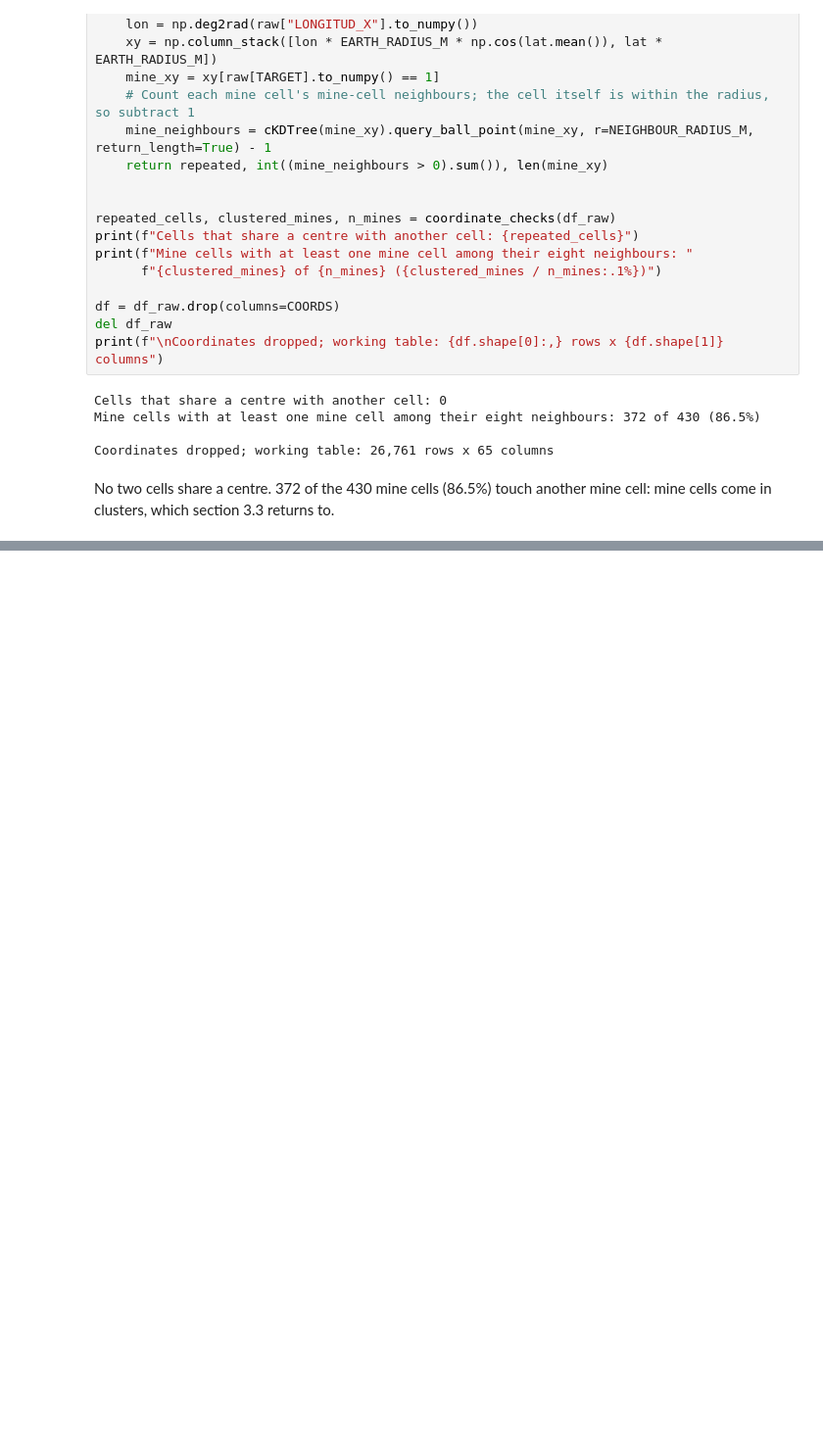
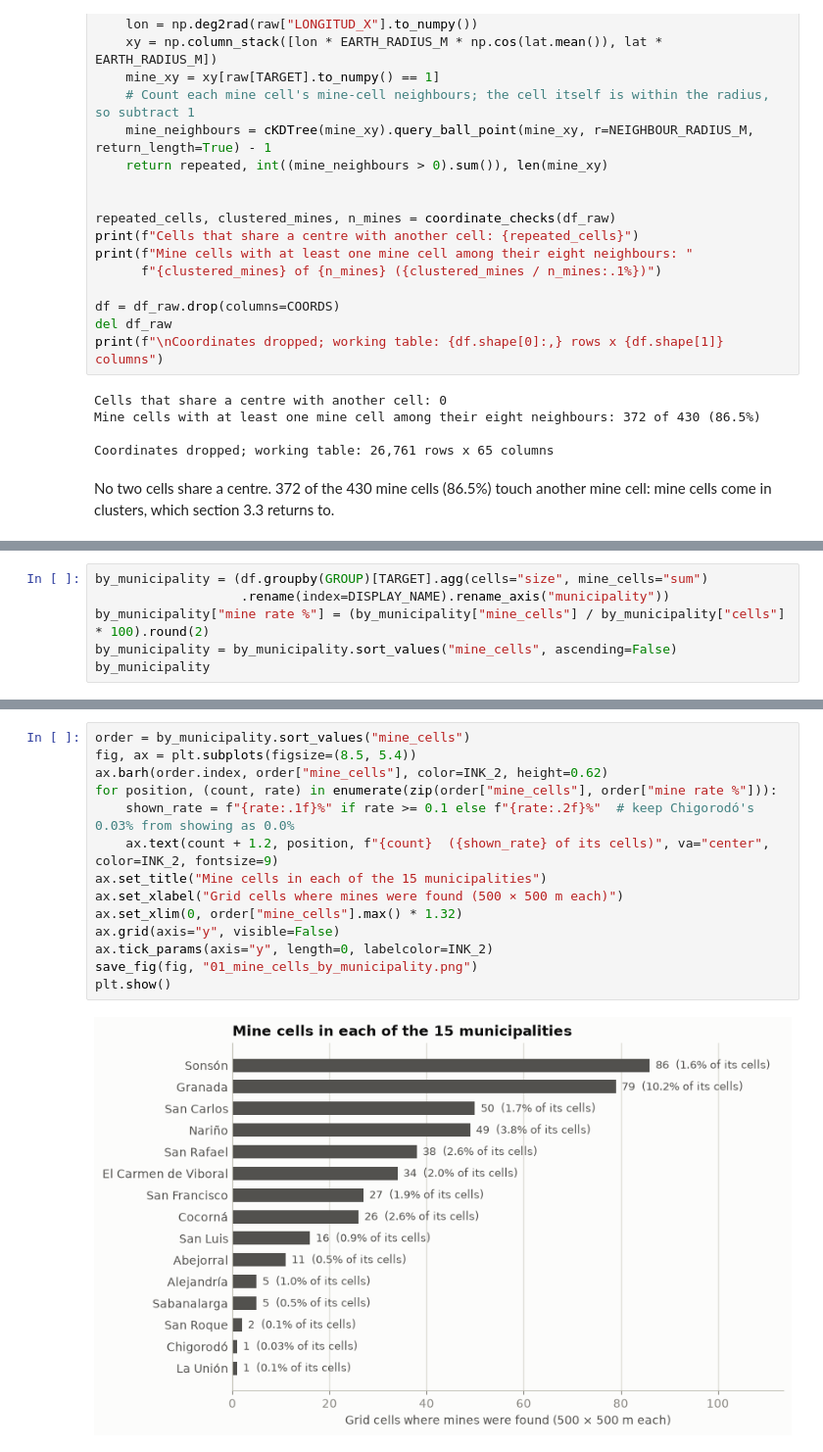
Before and after one commit to travisrcarlson/applied-machine-learning-project, a Jupyter notebook: modeling.ipynb, the cells around one changed output, grey strips where cells are left out. Shown at 98% size. Cells and saved outputs as stored; diff of their text form; blank space fills up the shorter version.

```diff
--- a/modeling.ipynb
+++ b/modeling.ipynb
@@ -341,0 +348,6 @@ No two cells share a centre. 372 of the 430 mine cells (86.5%) touch another min
+# %%
+by_municipality = (df.groupby(GROUP)[TARGET].agg(cells="size", mine_cells="sum")
+                   .rename(index=DISPLAY_NAME).rename_axis("municipality"))
+by_municipality["mine rate %"] = (by_municipality["mine_cells"] / by_municipality["cells"] * 100).round(2)
+by_municipality = by_municipality.sort_values("mine_cells", ascending=False)
+by_municipality
@@ -341,0 +372,16 @@ No two cells share a centre. 372 of the 430 mine cells (86.5%) touch another min
+# %%
+order = by_municipality.sort_values("mine_cells")
+fig, ax = plt.subplots(figsize=(8.5, 5.4))
+ax.barh(order.index, order["mine_cells"], color=INK_2, height=0.62)
+for position, (count, rate) in enumerate(zip(order["mine_cells"], order["mine rate %"])):
+    shown_rate = f"{rate:.1f}%" if rate >= 0.1 else f"{rate:.2f}%"  # keep Chigorodó's 0.03% from showing as 0.0%
+    ax.text(count + 1.2, position, f"{count}  ({shown_rate} of its cells)", va="center", color=INK_2, fontsize=9)
+ax.set_title("Mine cells in each of the 15 municipalities")
+ax.set_xlabel("Grid cells where mines were found (500 × 500 m each)")
+ax.set_xlim(0, order["mine_cells"].max() * 1.32)
+ax.grid(axis="y", visible=False)
+ax.tick_params(axis="y", length=0, labelcolor=INK_2)
+save_fig(fig, "01_mine_cells_by_municipality.png")
+plt.show()
+# %% [output]
+[figure, added]
```
Also changed, not shown: parts of 11 cells of this notebook, 2 other files.
